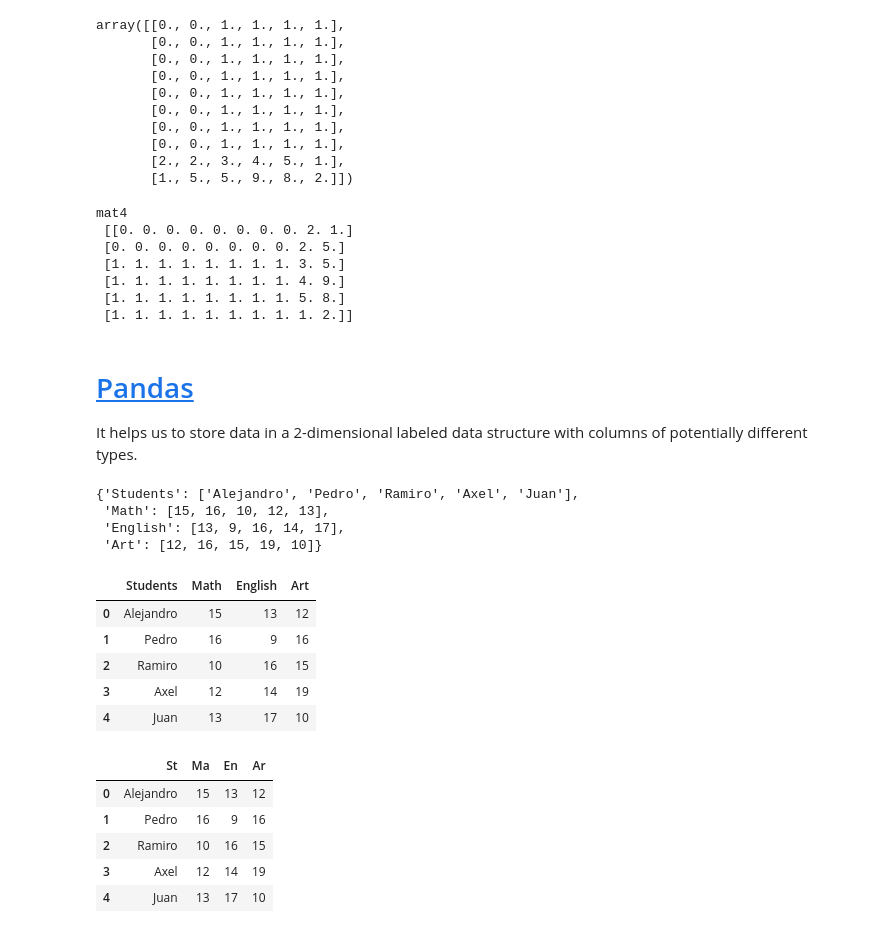
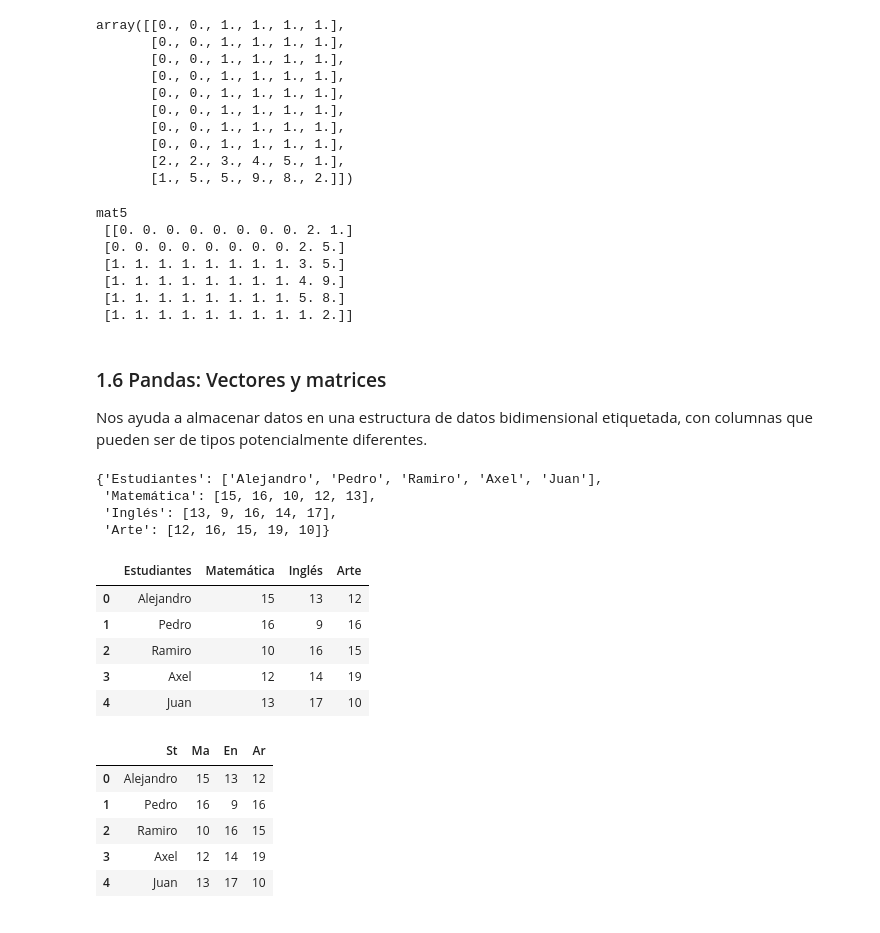
Before and after one commit to JonathanRosasV/PythonBasico2, a Jupyter notebook: Clase_1/python2_clase-1.ipynb, the cells around one changed output. Drawn from its saved outputs; the diff is of its cells as text; code cells hidden in the pictures.

```diff
--- a/Clase_1/python2_clase-1.ipynb
+++ b/Clase_1/python2_clase-1.ipynb
@@ -1148,40 +1155,41 @@ array([[0., 0., 1., 1., 1., 1.],
 # %%
 
 mat_5 = M5.T
-print("mat4 \n" , mat_5)
+print("mat5 \n" , mat_5)
 # %% [output]
-mat4
+mat5
  [[0. 0. 0. 0. 0. 0. 0. 0. 2. 1.]
  [0. 0. 0. 0. 0. 0. 0. 0. 2. 5.]
  [1. 1. 1. 1. 1. 1. 1. 1. 3. 5.]
  [1. 1. 1. 1. 1. 1. 1. 1. 4. 9.]
  [1. 1. 1. 1. 1. 1. 1. 1. 5. 8.]
  [1. 1. 1. 1. 1. 1. 1. 1. 1. 2.]]
-# %% [markdown]
-# [Pandas](https://pandas.pydata.org/docs/user_guide/index.html)
-It helps us to store data in a 2-dimensional labeled data structure with columns of potentially different types.
+# %% [markdown]
+### 1.6 Pandas: Vectores y matrices
+
+Nos ayuda a almacenar datos en una estructura de datos bidimensional etiquetada, con columnas que pueden ser de tipos potencialmente diferentes.
 # %%
 import pandas as pd
 # %%
-# crear lists
-students = ["Alejandro","Pedro","Ramiro","Axel","Juan"]
-math = [15,16,10,12,13]
-english = [13,9,16,14,17]
+# Crear listas
+estudiantes = ["Alejandro","Pedro","Ramiro","Axel","Juan"]
+mat = [15,16,10,12,13]
+ing = [13,9,16,14,17]
 art = [12,16,15,19,10]
 
-# Make a dictionary
-grades = {"Students": students, "Math":math, "English":english, "Art":art}
-grades
+# Hacemos un diccionario
+notas = {"Estudiantes": estudiantes, "Matemática":mat, "Inglés":ing, "Arte":art}
+notas
 # %% [output]
-{'Students': ['Alejandro', 'Pedro', 'Ramiro', 'Axel', 'Juan'],
- 'Math': [15, 16, 10, 12, 13],
- 'English': [13, 9, 16, 14, 17],
- 'Art': [12, 16, 15, 19, 10]}
+{'Estudiantes': ['Alejandro', 'Pedro', 'Ramiro', 'Axel', 'Juan'],
+ 'Matemática': [15, 16, 10, 12, 13],
+ 'Inglés': [13, 9, 16, 14, 17],
+ 'Arte': [12, 16, 15, 19, 10]}
 # %%
-data1 = pd.DataFrame(grades)
+data1 = pd.DataFrame(notas)
 data1
 # %% [output]
-|  | Students | Math | English | Art |
+|  | Estudiantes | Matemática | Inglés | Arte |
 | 0 | Alejandro | 15 | 13 | 12 |
 | 1 | Pedro | 16 | 9 | 16 |
 | 2 | Ramiro | 10 | 16 | 15 |
```
Also changed, not shown: parts of 61 cells of this notebook.
